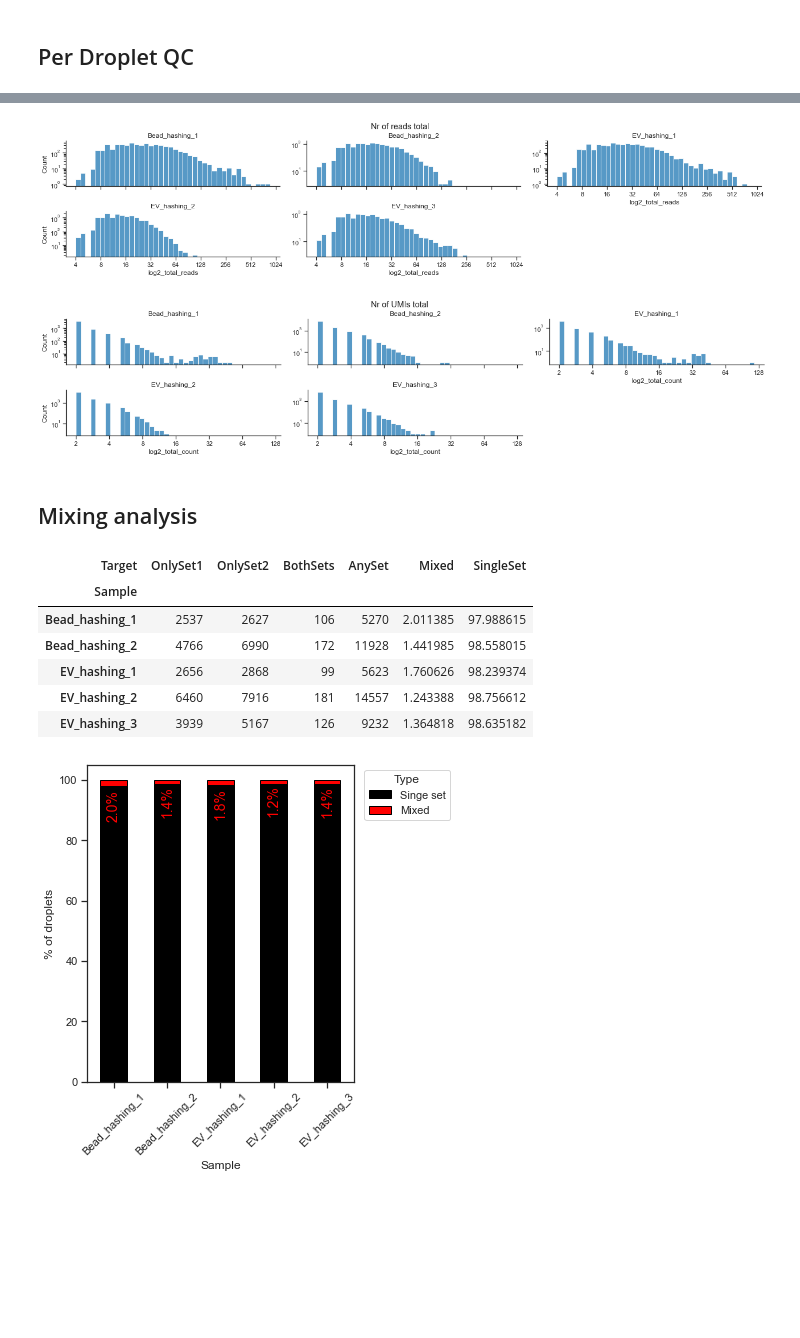
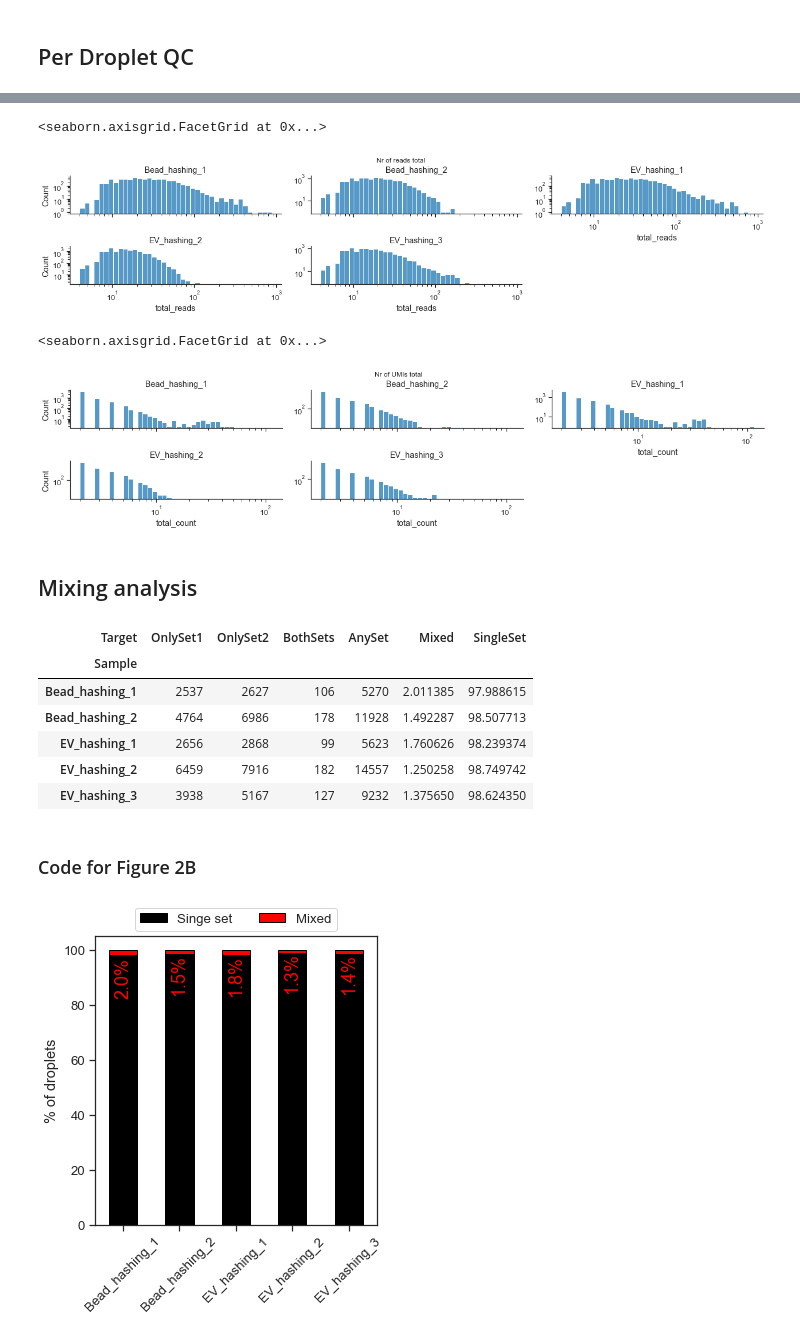
Before and after one commit to AfshinLab/dbspro_exosome_analysis, a Jupyter notebook: notebooks/hashing.ipynb, the cells around one changed output, grey strips where cells are left out. Saved outputs shown, nothing was run; the diff lists cells and outputs as text; code cells hidden in the pictures; blank space fills up the shorter version.

Commit message:
update with cleaned notebooks and latest data

```diff
--- a/notebooks/hashing.ipynb
+++ b/notebooks/hashing.ipynb
@@ -3,11 +4,11 @@
 # %%
-%matplotlib inline
 import pandas as pd
 import numpy as np
 import matplotlib.pyplot as plt
 import seaborn as sns
 from tqdm.notebook import tqdm
 from dbspro.notebook import *
+from datetime import date
 
-sns.set_context("notebook", font_scale=1.0)
+sns.set_context("notebook", font_scale=1.2)
 sns.set_style("ticks")
@@ -139,7 +148,7 @@ for s in tqdm(samples):
             .filter_uc(1)\
             .filter_ratio(3)\
             .filter_target_count(1)
-            .filter_dups(0.5, min_len=2)\
+            .filter_dups_fast(0.5, min_len=2)\
             .to_matrix(qc=True).assign(Sample=s)
     )
     print("")
@@ -243,36 +200,30 @@ g.set_titles("{col_name}")
 # %%
-import matplotlib.ticker as tkr
 d = data_count.copy()
-d["log2_total_reads"] = np.log2(d["total_reads"])
-g = sns.displot(d, x="log2_total_reads", col="Sample", col_wrap=3, bins=40,
+g = sns.displot(d, x="total_reads", col="Sample", log_scale=True, col_wrap=3, bins=40,
                 height=2, aspect=3, facet_kws={'sharey': False})
 g.fig.subplots_adjust(top=0.87)
 _ = g.fig.suptitle("Nr of reads total")
 g.set(yscale="log", )
 g.set_titles("{col_name}")
-for ax in g.axes.flat:
-    ax.xaxis.set_major_formatter(tkr.FuncFormatter(lambda x, p: str(int(2**x))))
 # %% [output]
+<seaborn.axisgrid.FacetGrid at 0x...>
-[figure, old version]
+[figure, new version]
 # %%
-import matplotlib.ticker as tkr
 d = data_count.copy()
-d["log2_total_count"] = np.log2(d["total_count"])
-g = sns.displot(d, x="log2_total_count", col="Sample", col_wrap=3, bins=40,
+g = sns.displot(d, x="total_count", col="Sample", log_scale=True, col_wrap=3, bins=40,
                 height=2, aspect=3, facet_kws={'sharey': False})
 g.fig.subplots_adjust(top=0.87)
 _ = g.fig.suptitle("Nr of UMIs total")
 g.set(yscale="log", )
 g.set_titles("{col_name}")
-for ax in g.axes.flat:
-    ax.xaxis.set_major_formatter(tkr.FuncFormatter(lambda x, p: str(int(2**x))))
 # %% [output]
+<seaborn.axisgrid.FacetGrid at 0x...>
-[figure, old version]
+[figure, new version]
 # %% [markdown]
 ## Mixing analysis
 # %%
 d = data_count.copy()
-threshold = 0.8
+threshold = 0.95
 
 # Classify droplets
 d["Set1"] = d["CD9_1"] + d["EGFR_1"]
@@ -293,33 +244,38 @@ display(d_mix)
 | Target | OnlySet1 | OnlySet2 | BothSets | AnySet | Mixed | SingleSet |
 | Sample |  |  |  |  |  |  |
 | Bead_hashing_1 | 2537 | 2627 | 106 | 5270 | 2.011385 | 97.988615 |
-| Bead_hashing_2 | 4766 | 6990 | 172 | 11928 | 1.441985 | 98.558015 |
+| Bead_hashing_2 | 4764 | 6986 | 178 | 11928 | 1.492287 | 98.507713 |
 | EV_hashing_1 | 2656 | 2868 | 99 | 5623 | 1.760626 | 98.239374 |
-| EV_hashing_2 | 6460 | 7916 | 181 | 14557 | 1.243388 | 98.756612 |
-| EV_hashing_3 | 3939 | 5167 | 126 | 9232 | 1.364818 | 98.635182 |
+| EV_hashing_2 | 6459 | 7916 | 182 | 14557 | 1.250258 | 98.749742 |
+| EV_hashing_3 | 3938 | 5167 | 127 | 9232 | 1.375650 | 98.624350 |
+# %% [markdown]
+### Code for Figure 2B
 # %%
-fig, ax = plt.subplots(figsize=(6,6))
+fig, ax = plt.subplots(figsize=(5,6))
 ax = d_mix[["SingleSet", "Mixed"]].plot(kind="bar", stacked=True, edgecolor="black", color=["black", "red"], ax=ax)
-#ax.set_title(f"{threshold:.0%} of UMIs from same set")
 ax.set_ylabel("% of droplets")
 _ = ax.set_xticklabels(ax.get_xticklabels(), rotation=45)
-_ = plt.legend(["Singe set", "Mixed"], bbox_to_anchor=(1.02, 1), title="Type", loc='upper left')
-#ax.set_ylim(0,110)
+
+_ = plt.legend(["Singe set", "Mixed"], ncol=2, bbox_to_anchor=(.5, 1.12), title=None, loc='upper center')
+
+
 for bar, mix  in zip(ax.patches, d_mix["Mixed"]):
 
   # Using Matplotlib's annotate function and
   # passing the coordinates where the annotation shall be done
   # x-coordinate: bar.get_x() + bar.get_width() / 2
   # y-coordinate: bar.get_height()
   # free space to be left to make graph pleasing: (0, 8)
   # ha and va stand for the horizontal and vertical alignment
     ax.annotate(f"{mix:.1f}%",
-                (bar.get_x() + bar.get_width() / 2, bar.get_height() - mix - 7) ,
+                (bar.get_x() + bar.get_width() / 2, bar.get_height() - mix - 9) ,
                 ha='center', va='center', color="red",
-                size=14, xytext=(0, 8), rotation=90,
+                size=18, xytext=(0, 8), rotation=90,
                 textcoords='offset points')
+ax.set_xlabel("")
 plt.tight_layout()
+
 for ext in ["png", "svg"]:
-    plt.savefig(f"../figures/{today}.Hashing.mixing_rates_bars.{ext}", dpi=300)
+    plt.savefig(f"../figures/{today()}.Hashing.mixing_rates_bars.{ext}", dpi=300)
 # %% [output]
-[figure, old version]
+[figure, new version]
```
Also changed, not shown: parts of 16 cells of this notebook, 44 other files.
